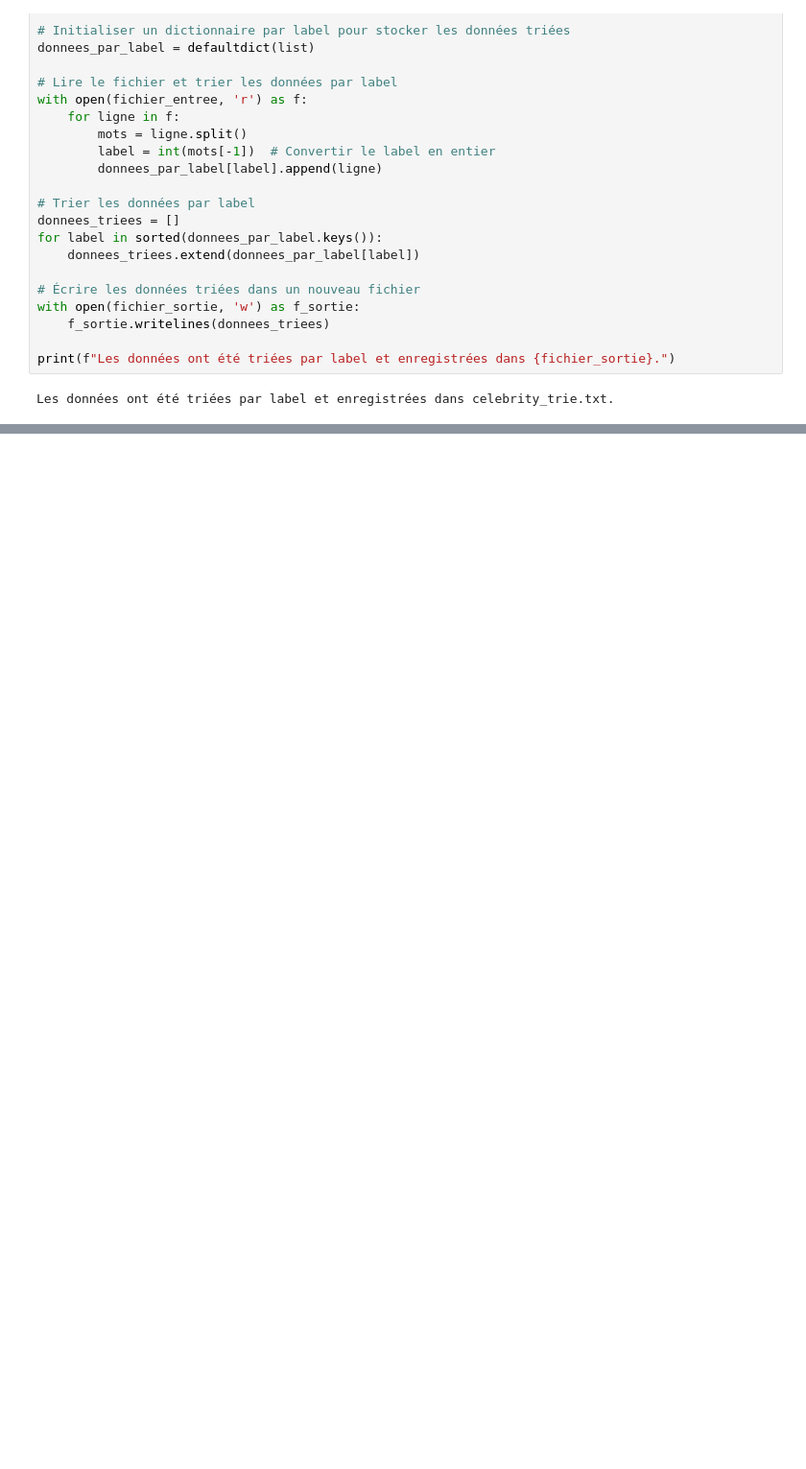
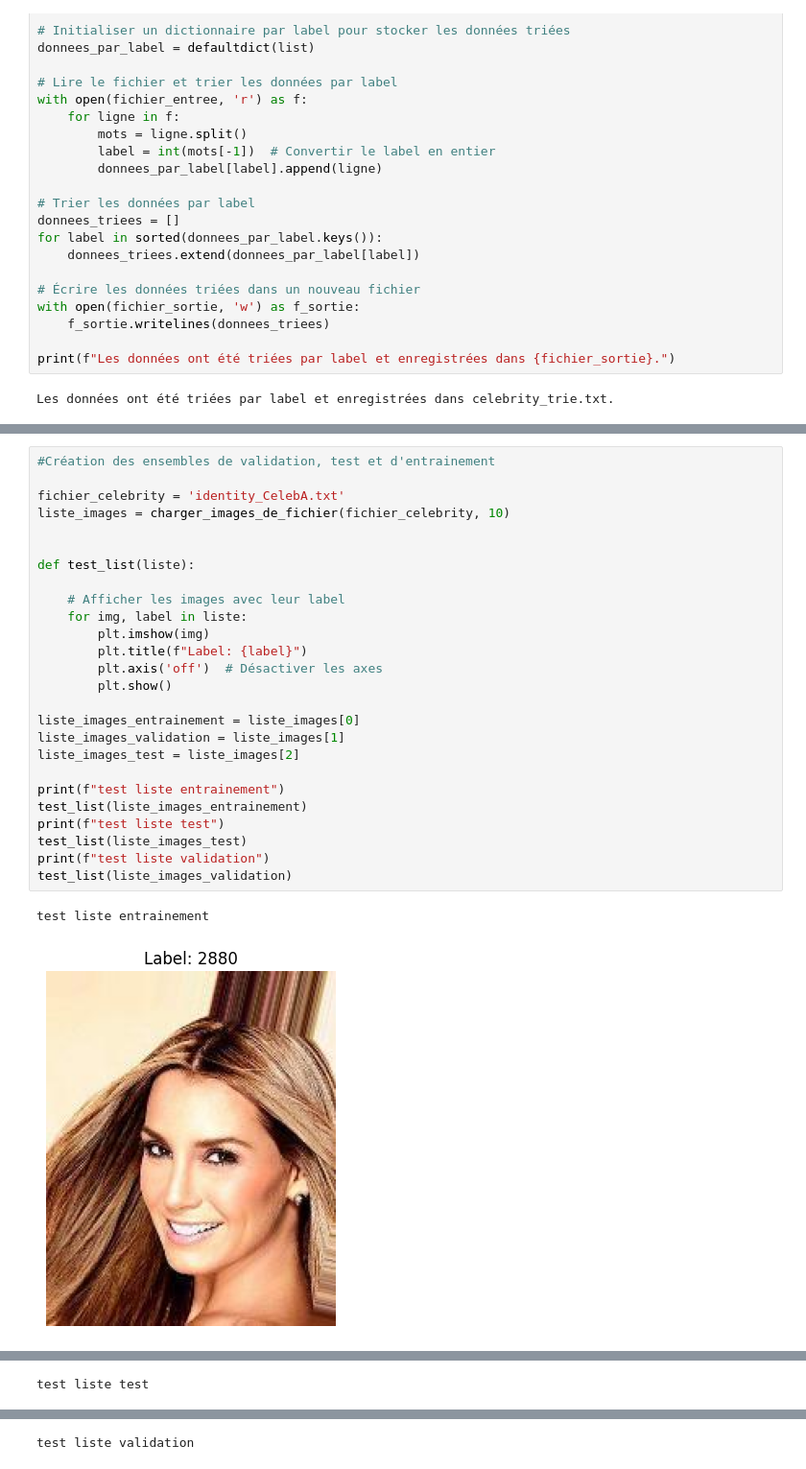
Before and after one commit to antoineMaurais/Reconnaissance-de-visage, a Jupyter notebook: Phase 2/script.ipynb, the cells around one changed output, grey strips where cells are left out. Shown at 96% size. Drawn from its saved outputs; the diff is of its cells as text; blank space fills up the shorter version.

Commit message:
Update ensemble model

```diff
--- a/Phase 2/script.ipynb
+++ b/Phase 2/script.ipynb
@@ -53,0 +118,29 @@ Les données ont été triées par label et enregistrées dans celebrity_trie.tx
+# %%
+#Création des ensembles de validation, test et d'entrainement
+
+fichier_celebrity = 'identity_CelebA.txt'
+liste_images = charger_images_de_fichier(fichier_celebrity, 10)
+
+
+def test_list(liste):
+
+    # Afficher les images avec leur label
+    for img, label in liste:
+        plt.imshow(img)
+        plt.title(f"Label: {label}")
+        plt.axis('off')  # Désactiver les axes
+        plt.show()
+
+liste_images_entrainement = liste_images[0]
+liste_images_validation = liste_images[1]
+liste_images_test = liste_images[2]
+
+print(f"test liste entrainement")
+test_list(liste_images_entrainement)
+print(f"test liste test")
+test_list(liste_images_test)
+print(f"test liste validation")
+test_list(liste_images_validation)
+# %% [output]
+test liste entrainement
+[figure, added]
@@ -53,0 +152 @@ Les données ont été triées par label et enregistrées dans celebrity_trie.tx
+test liste test
@@ -53,0 +155 @@ Les données ont été triées par label et enregistrées dans celebrity_trie.tx
+test liste validation
```
Also changed, not shown: parts of 6 cells of this notebook, 3 other files.
